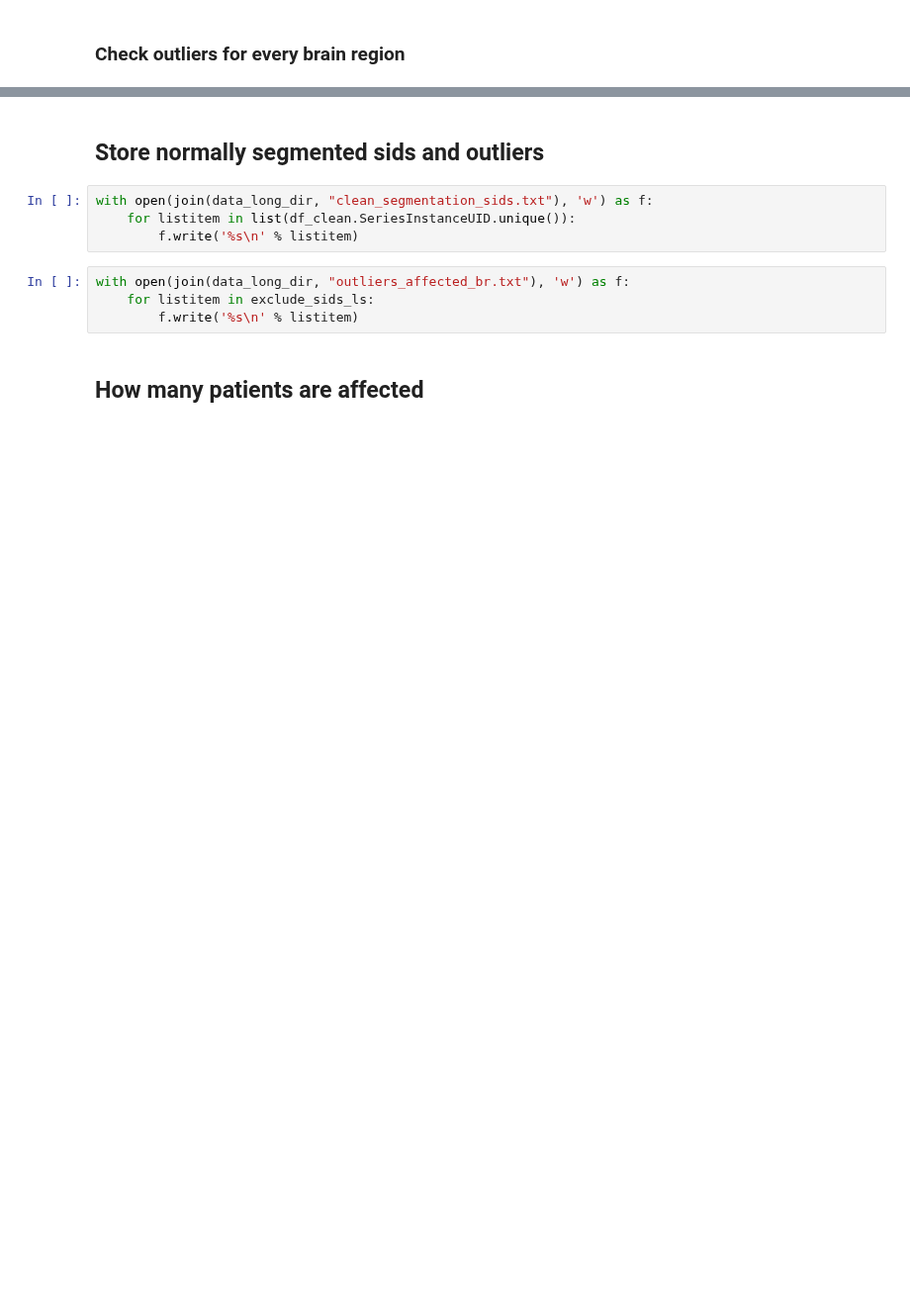
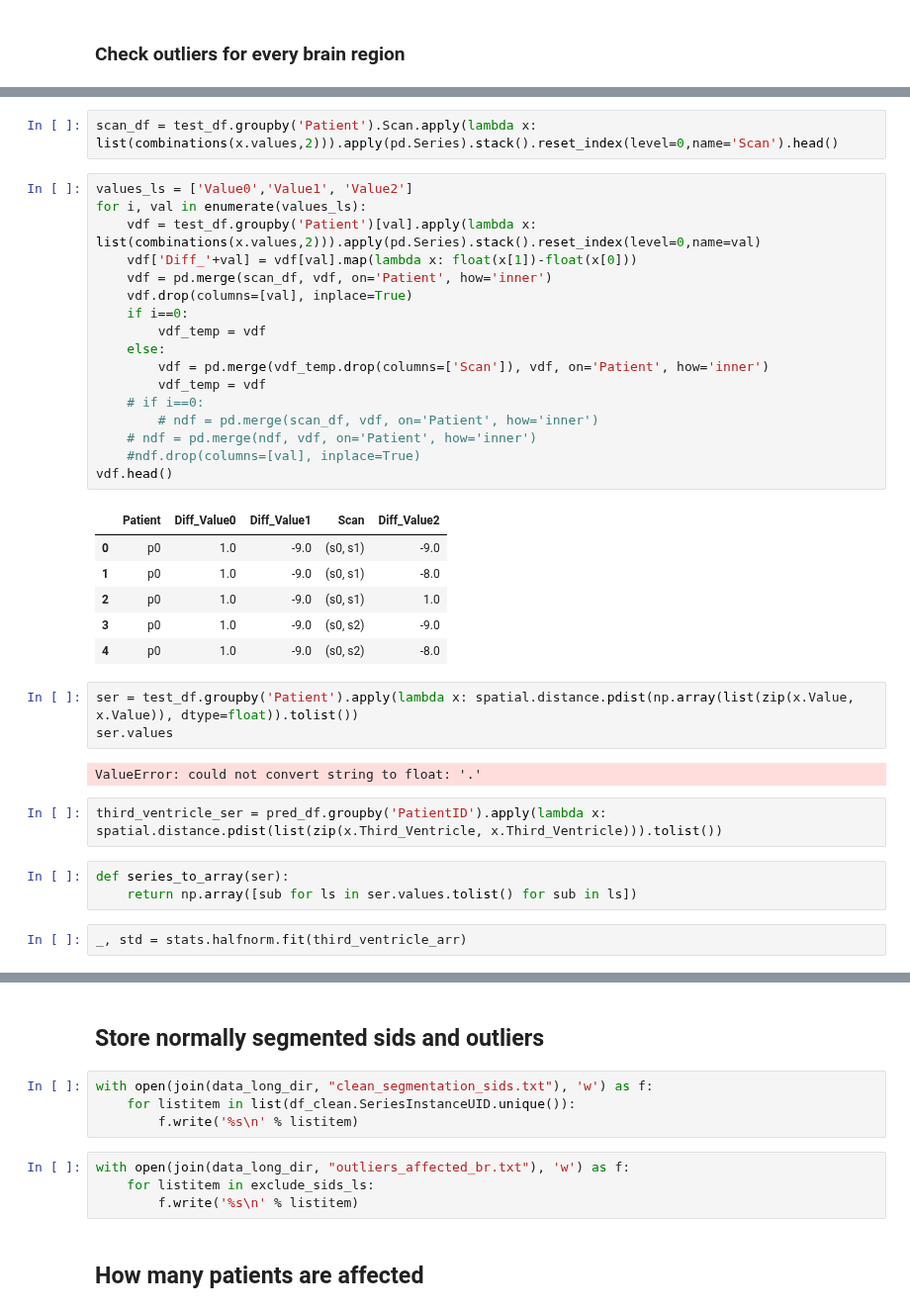
Before and after one commit to Kiril94/Thesis, a Jupyter notebook: cobra/t1_long/long_pred_stats.ipynb, the cells around one changed output, grey strips where cells are left out. Shown at 99% size. Cells and saved outputs as stored; diff of their text form; blank space fills up the shorter version.

```diff
--- a/cobra/t1_long/long_pred_stats.ipynb
+++ b/cobra/t1_long/long_pred_stats.ipynb
@@ -146,0 +175,38 @@ df_clean = pred_df[~pred_df.SeriesInstanceUID.isin(exclude_sids_ls)]
+# %%
+scan_df = test_df.groupby('Patient').Scan.apply(lambda x: list(combinations(x.values,2))).apply(pd.Series).stack().reset_index(level=0,name='Scan').head()
+# %%
+values_ls = ['Value0','Value1', 'Value2']
+for i, val in enumerate(values_ls):
+    vdf = test_df.groupby('Patient')[val].apply(lambda x: list(combinations(x.values,2))).apply(pd.Series).stack().reset_index(level=0,name=val)
+    vdf['Diff_'+val] = vdf[val].map(lambda x: float(x[1])-float(x[0]))
+    vdf = pd.merge(scan_df, vdf, on='Patient', how='inner')
+    vdf.drop(columns=[val], inplace=True)
+    if i==0:
+        vdf_temp = vdf
+    else:
+        vdf = pd.merge(vdf_temp.drop(columns=['Scan']), vdf, on='Patient', how='inner')
+        vdf_temp = vdf
+    # if i==0:
+        # ndf = pd.merge(scan_df, vdf, on='Patient', how='inner')
+    # ndf = pd.merge(ndf, vdf, on='Patient', how='inner')
+    #ndf.drop(columns=[val], inplace=True)
+vdf.head()
+# %% [output]
+|  | Patient | Diff_Value0 | Diff_Value1 | Scan | Diff_Value2 |
+| 0 | p0 | 1.0 | -9.0 | (s0, s1) | -9.0 |
+| 1 | p0 | 1.0 | -9.0 | (s0, s1) | -8.0 |
+| 2 | p0 | 1.0 | -9.0 | (s0, s1) | 1.0 |
+| 3 | p0 | 1.0 | -9.0 | (s0, s2) | -9.0 |
+| 4 | p0 | 1.0 | -9.0 | (s0, s2) | -8.0 |
+# %%
+ser = test_df.groupby('Patient').apply(lambda x: spatial.distance.pdist(np.array(list(zip(x.Value, x.Value)), dtype=float)).tolist())
+ser.values
+# %% [output]
+ValueError: could not convert string to float: '.'
+# %%
+third_ventricle_ser = pred_df.groupby('PatientID').apply(lambda x: spatial.distance.pdist(list(zip(x.Third_Ventricle, x.Third_Ventricle))).tolist())
+# %%
+def series_to_array(ser):
+    return np.array([sub for ls in ser.values.tolist() for sub in ls])
+# %%
+_, std = stats.halfnorm.fit(third_ventricle_arr)
```
Also changed, not shown: parts of 15 cells of this notebook, 3 other files.
